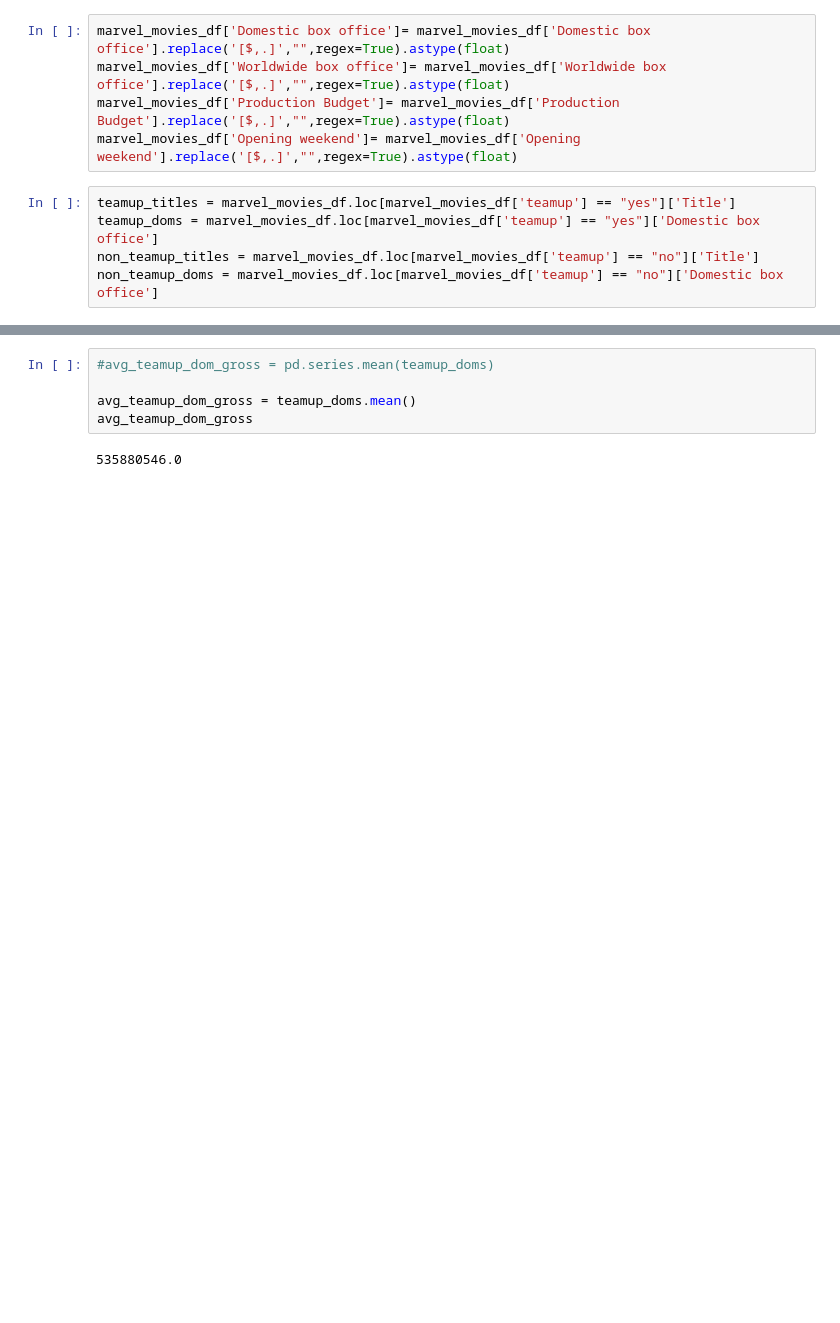
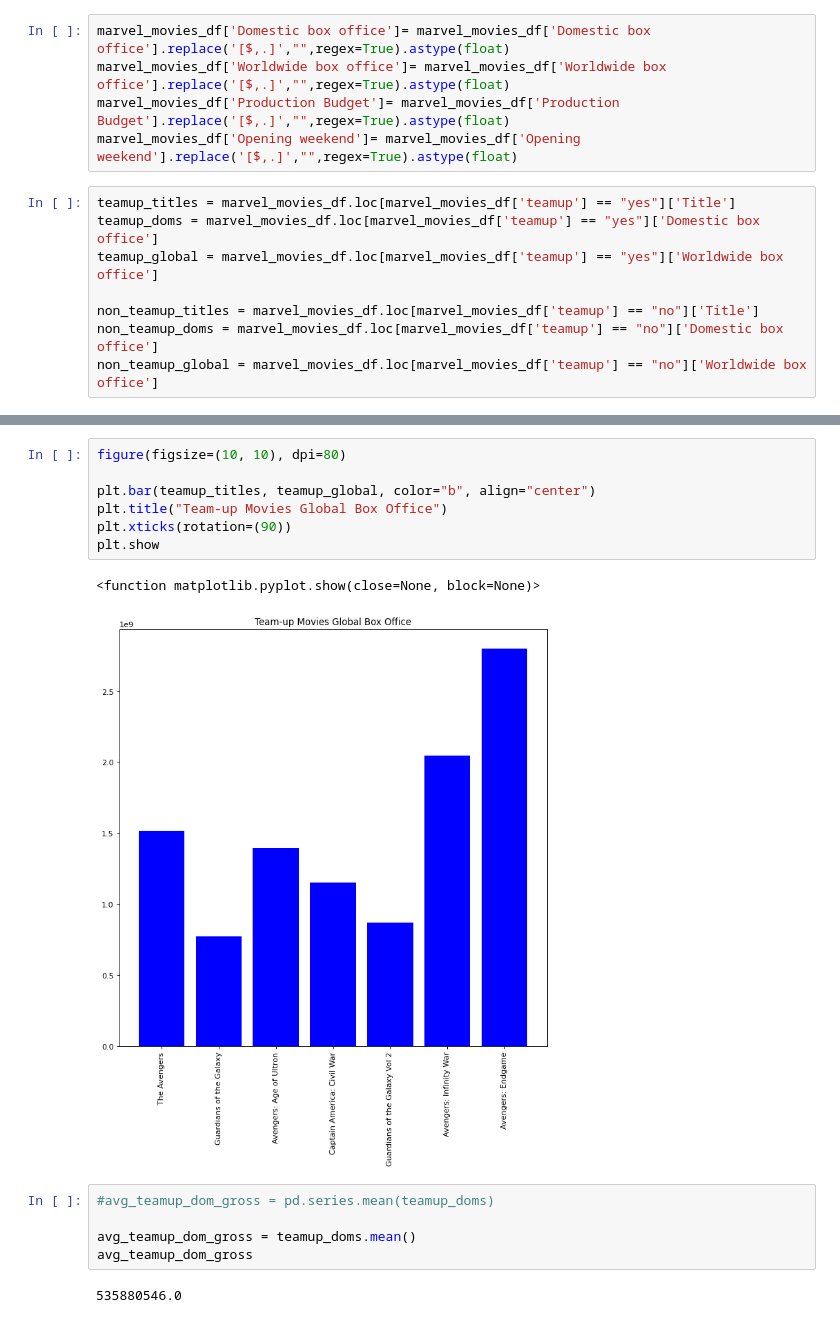
Before and after one commit to dmhitt/Marvel-Movies-Profitability, a Jupyter notebook: solo_vs_team.ipynb, the cells around one changed output, grey strips where cells are left out. Cells and saved outputs as stored; diff of their text form; blank space fills up the shorter version.

```diff
--- a/solo_vs_team.ipynb
+++ b/solo_vs_team.ipynb
@@ -58,6 +58,9 @@ marvel_movies_df['Opening weekend']= marvel_movies_df['Opening weekend'].replace
 # %%
 teamup_titles = marvel_movies_df.loc[marvel_movies_df['teamup'] == "yes"]['Title']
 teamup_doms = marvel_movies_df.loc[marvel_movies_df['teamup'] == "yes"]['Domestic box office']
+teamup_global = marvel_movies_df.loc[marvel_movies_df['teamup'] == "yes"]['Worldwide box office']
+
 non_teamup_titles = marvel_movies_df.loc[marvel_movies_df['teamup'] == "no"]['Title']
 non_teamup_doms = marvel_movies_df.loc[marvel_movies_df['teamup'] == "no"]['Domestic box office']
+non_teamup_global = marvel_movies_df.loc[marvel_movies_df['teamup'] == "no"]['Worldwide box office']
 # %%
@@ -75,3 +78,13 @@ plt.savefig('Fig01.png')
+# %%
+figure(figsize=(10, 10), dpi=80)
+
+plt.bar(teamup_titles, teamup_global, color="b", align="center")
+plt.title("Team-up Movies Global Box Office")
+plt.xticks(rotation=(90))
+plt.show
+# %% [output]
+<function matplotlib.pyplot.show(close=None, block=None)>
+[figure, added]
 # %%
 #avg_teamup_dom_gross = pd.series.mean(teamup_doms)
 
```
Also changed, not shown: parts of 6 cells of this notebook.
